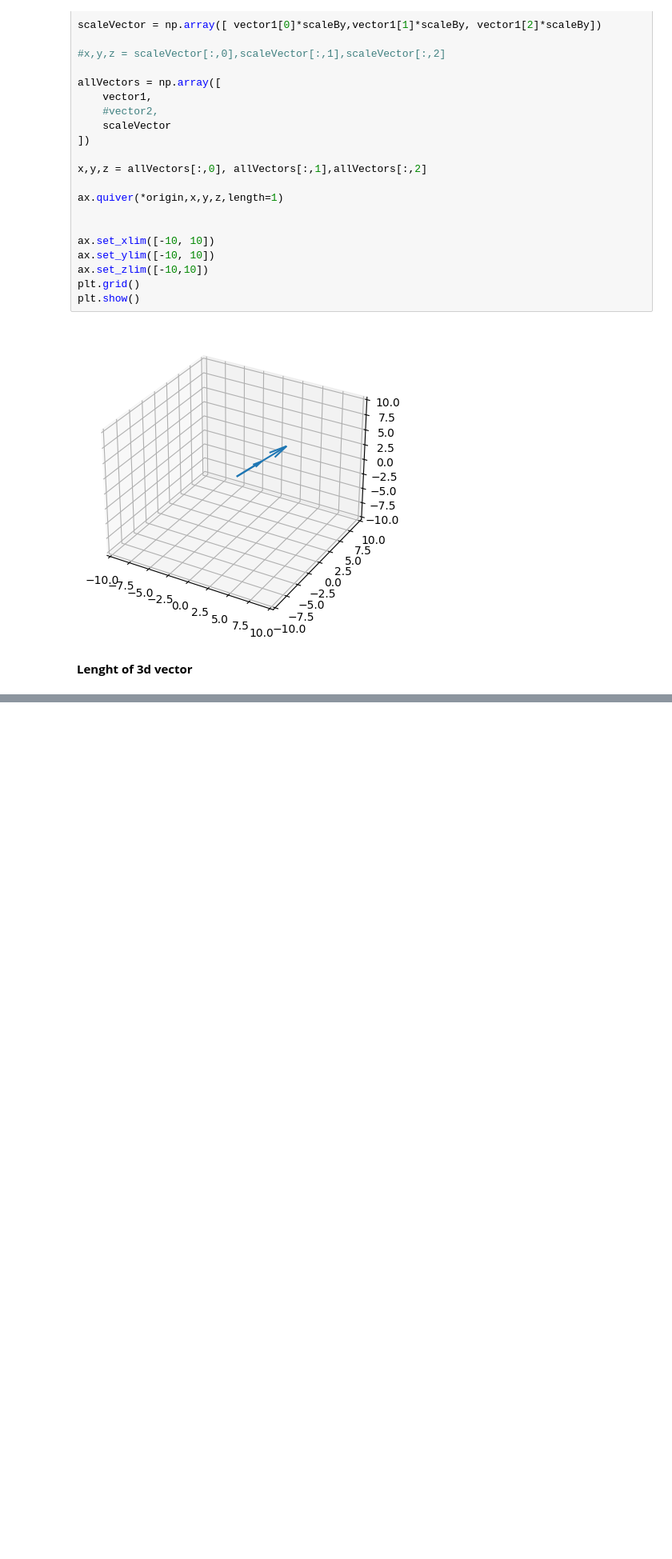
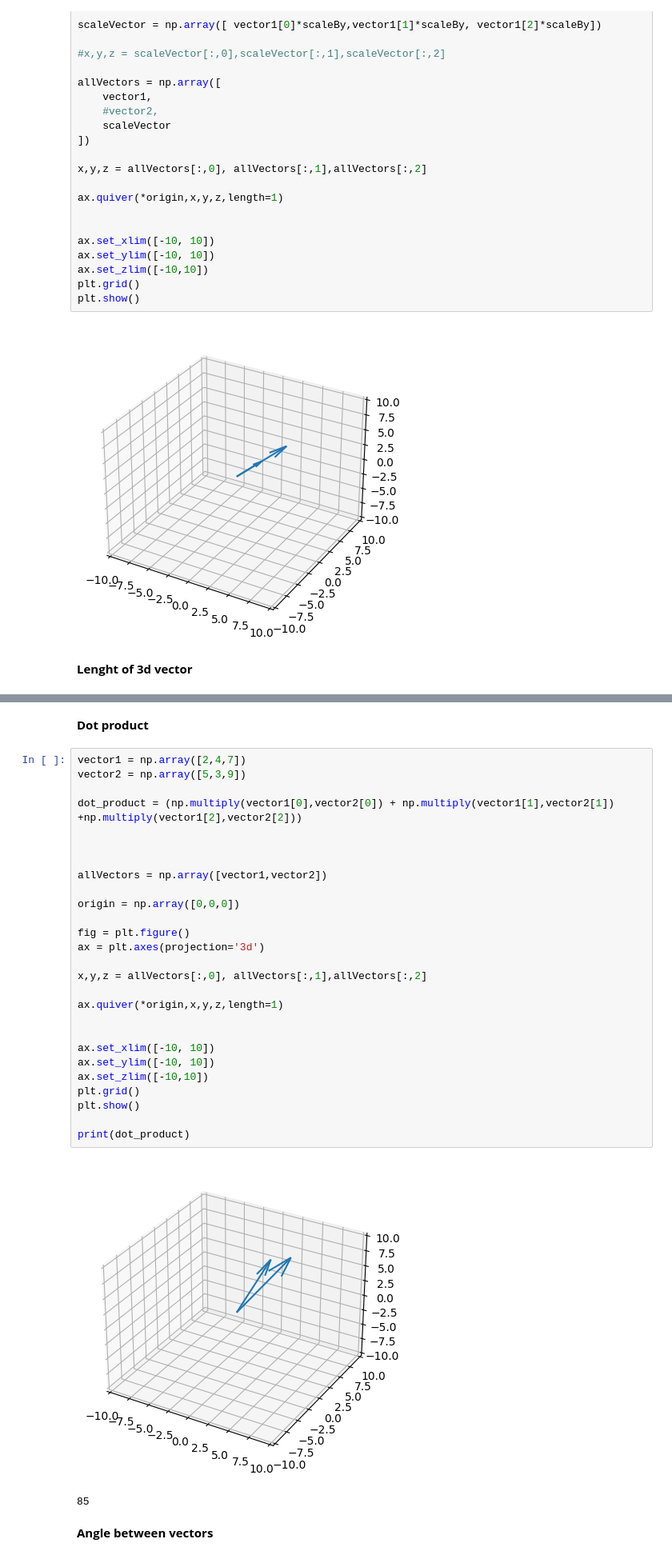
Before and after one commit to sarimk80/Math-in-Minutes, a Jupyter notebook: math_in_programming.ipynb, the cells around one changed output, grey strips where cells are left out. Shown: that part at 80% size. Cells and saved outputs as stored; diff of their text form; blank space fills up the shorter version.

```diff
--- a/math_in_programming.ipynb
+++ b/math_in_programming.ipynb
@@ -321,3 +321,37 @@ answer = np.sqrt(lenght)
 answer
 # %% [output]
 13.0
+# %% [markdown]
+**Dot product**
+# %%
+vector1 = np.array([2,4,7])
+vector2 = np.array([5,3,9])
+
+dot_product = (np.multiply(vector1[0],vector2[0]) + np.multiply(vector1[1],vector2[1]) +np.multiply(vector1[2],vector2[2]))
+
+
+
+allVectors = np.array([vector1,vector2])
+
+origin = np.array([0,0,0])
+
+fig = plt.figure()
+ax = plt.axes(projection='3d')
+
+x,y,z = allVectors[:,0], allVectors[:,1],allVectors[:,2]
+
+ax.quiver(*origin,x,y,z,length=1)
+
+
+ax.set_xlim([-10, 10])
+ax.set_ylim([-10, 10])
+ax.set_zlim([-10,10])
+plt.grid()
+plt.show()
+
+print(dot_product)
+# %% [output]
+[figure, added]
+85
+# %% [markdown]
+**Angle between vectors**
```
Also changed, not shown: parts of 2 cells of this notebook.
